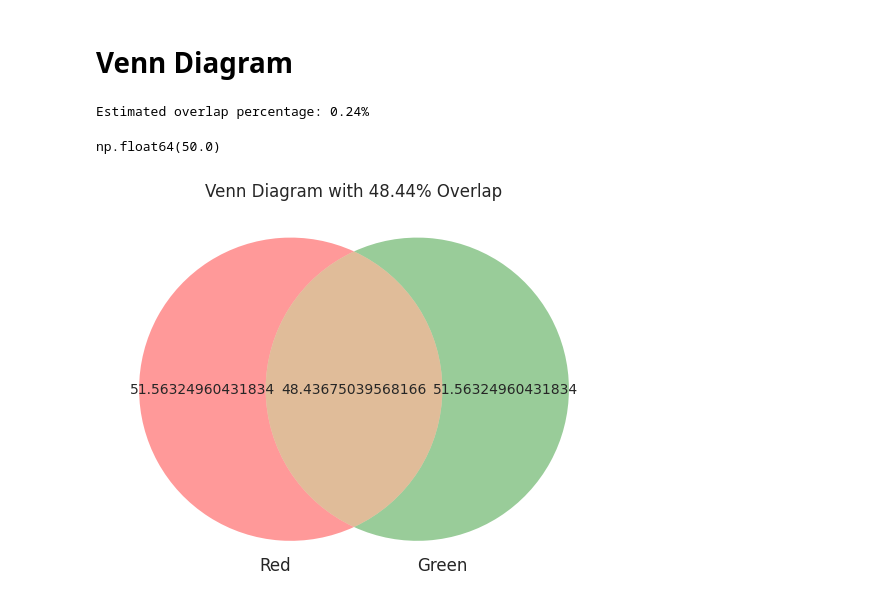
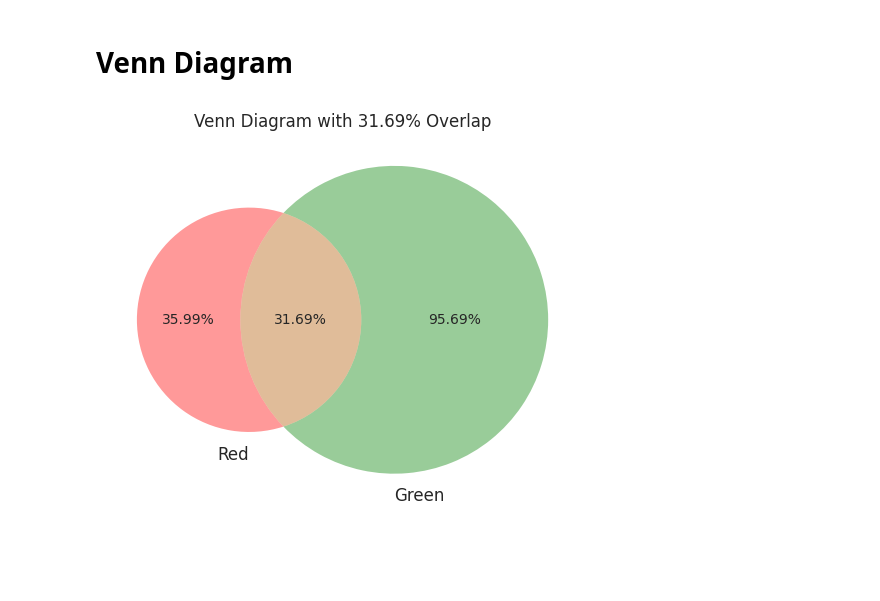
Before and after one commit to runrunLauren/behavioural_benchmarking, a Jupyter notebook: behavioural_benchmark/temp.ipynb, the cells around one changed output. Drawn from its saved outputs; the diff is of its cells as text; code cells hidden in the pictures; blank space fills up the shorter version.

```diff
--- a/behavioural_benchmark/temp.ipynb
+++ b/behavioural_benchmark/temp.ipynb
@@ -7,7 +7,7 @@ import seaborn as sns
 from behavioural_benchmark.visualisation import Visualisation
 sns.set_style("white")
 # %%
-results = pd.read_csv("../../Results/characteristicTest/results.csv", names=["experiment", "dim", "population_size", "iterations", "function", "metaheuristic", "control_params"] + [f"col_{i}" for i in range(26)])
+results = pd.read_csv("../results.csv", names=["experiment", "dim", "population_size", "iterations", "function", "metaheuristic", "control_params"] + [f"col_{i}" for i in range(26)])
 # %%
 results.head()
 # %% [output]
@@ -21,7 +21,7 @@ results.head()
 # %%
 vis = Visualisation(results)
 # %%
-columns = ['col_1', 'col_2', 'col_3']
+columns = ['col_1', 'col_2']
 metaheuristics = ['VonNeumannPSO', 'RingPSO']#, 'GBestPSO']
 function = ['Weierstrass']
 filter = {"metaheuristic": metaheuristics, "function": function}
@@ -50,46 +112,22 @@ sns.scatterplot(x='col_1', y='col_2', data=prepped_data, hue='metaheuristic', ax
 # %% [markdown]
 # Venn Diagram
-# %%
-from sklearn.neighbors import KernelDensity
-
-cols = ['col_2']
-data = prepped_data
-identifier_head = 'metaheuristic'
-# def overlap(data, cols):
-# identifiers = data[identifier_head].unique()
-identifiers = ['RingPSO', 'RingPSO']
-sets_of_points = [data[data[identifier_head] == identifier][cols] for identifier in identifiers]
-kdes = [KernelDensity() for _ in identifiers]
-[kdes[i].fit(sets_of_points[i]) for i in range(len(kdes))]
-all_points = np.vstack(sets_of_points)
-log_densities = [kde.score_samples(all_points) for kde in kdes]
-probabilities = [np.exp(d) for d in log_densities]
-overlap = np.sum(np.min(probabilities)) / np.sum(np.sum(probabilities))
-# return overlap * 100
-
-overlap_percentage = overlap * 100
-
-# overlap_percentage = overlap(prepped_data, ['col_1', 'col_2'])
-print(f"Estimated overlap percentage: {overlap_percentage:.2f}%")
-# %% [output]
-Estimated overlap percentage: 0.24%
-# %%
-np.sum(np.minimum(probabilities[0], probabilities[1])) / np.sum(probabilities[0] + probabilities[1]) * 100
-# %% [output]
-np.float64(50.0)
 # %%
 from matplotlib_venn import venn2, venn3
 
-set_size = 100
-overlap_size = set_size * (overlap_percentage / 100)
-only_red_size = set_size - overlap_size
-only_green_size = set_size - overlap_size
+volume_1 = hull1.volume
+volume_2 = hull2.volume
+intersect_volume = intersect_hull.volume
+total_volume = hull1.volume + hull2.volume - intersect_volume
+
+overlap_percentage = intersect_volume / total_volume * 100
+percentage_1 = volume_1 / total_volume * 100
+percentage_2 = volume_2 / total_volume * 100
 
 # Draw the Venn diagram
-venn2(subsets=(only_red_size, only_green_size, overlap_size), set_labels=('Red', 'Green'))
+venn2(subsets=[percentage_1, percentage_2, overlap_percentage], set_labels=['Red', 'Green'], subset_label_formatter=lambda x: f"{x:.2f}%")
 
 # Add title and display the plot
 plt.title(f'Venn Diagram with {overlap_percentage:.2f}% Overlap')
 plt.show()
 # %% [output]
-[figure, old version]
+[figure, new version]
```
Also changed, not shown: parts of 9 cells of this notebook, 1 other file.
